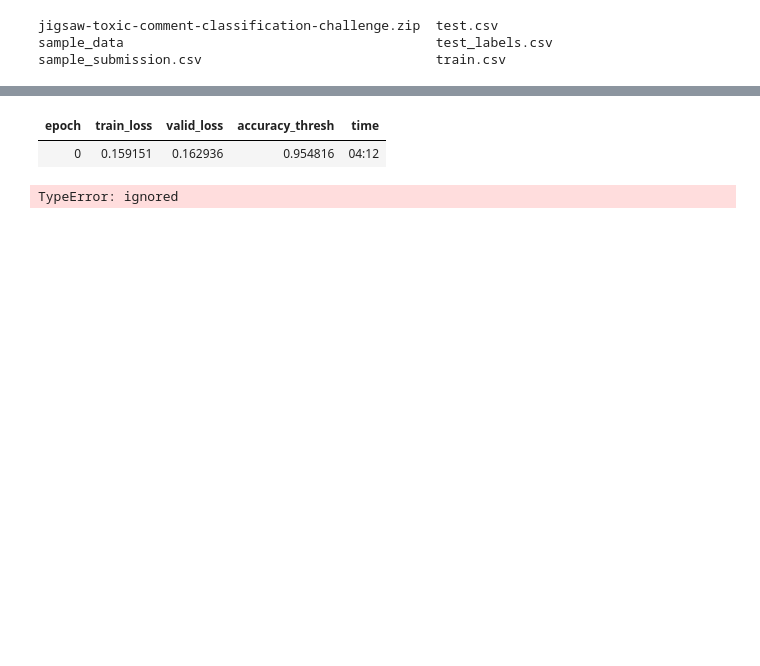
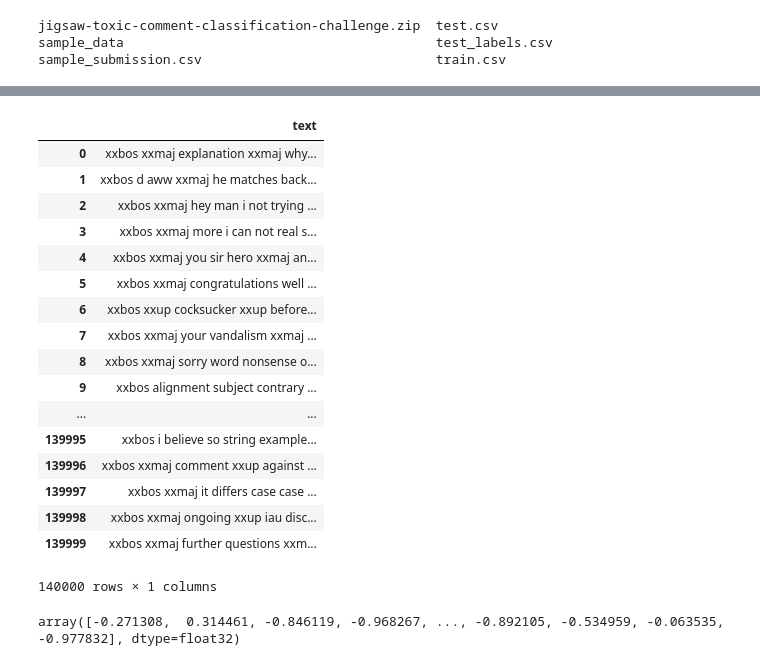
Before and after one commit to shikhar00778/toxic-comment-classification, a Jupyter notebook: Sentiment_LSTM_CNN.ipynb, the cells around one changed output, grey strips where cells are left out. Saved outputs shown, nothing was run; the diff lists cells and outputs as text; code cells hidden in the pictures; blank space fills up the shorter version.

```diff
--- a/Sentiment_LSTM_CNN.ipynb
+++ b/Sentiment_LSTM_CNN.ipynb
@@ -468,7 +462,8 @@ path = '.'
 data_lm = TextDataBunch.from_df(path, train_df = df[:140000], valid_df = df[140000:], text_cols=1,max_vocab=60000,min_freq=2, label_cols=0,label_delim=" ")
 # %%
 text_data = []
+
 for i in data_lm.x:
-  text_data.append(i.plit())
-  print(i)
-  break
+  text_data.append(str(i).split())
+  #print(i)
+  #break
@@ -506,11 +470,32 @@ LR Finder is complete, type {learner_name}.recorder.plot() to see the graph.
-# %%
-learn.fit_one_cycle(1, 2e-2, moms=(0.8,0.7))
-# %% [output]
-| epoch | train_loss | valid_loss | accuracy_thresh | time |
-| 0 | 0.159151 | 0.162936 | 0.954816 | 04:12 |
+# %%
+data_lm_x = []
+
+for i in data_lm.x:
+  data_lm_x.append(str(i))
+# %%
+data_lm_x = pd.DataFrame({'text':data_lm_x})
+# %%
+data_lm_x
+# %% [output]
+|  | text |
+| 0 | xxbos xxmaj explanation xxmaj why... |
+| 1 | xxbos d aww xxmaj he matches back... |
+| 2 | xxbos xxmaj hey man i not trying ... |
+| 3 | xxbos xxmaj more i can not real s... |
+| 4 | xxbos xxmaj you sir hero xxmaj an... |
+| 5 | xxbos xxmaj congratulations well ... |
+| 6 | xxbos xxup cocksucker xxup before... |
+| 7 | xxbos xxmaj your vandalism xxmaj ... |
+| 8 | xxbos xxmaj sorry word nonsense o... |
+| 9 | xxbos alignment subject contrary ... |
+| ... | ... |
+| 139995 | xxbos i believe so string example... |
+| 139996 | xxbos xxmaj comment xxup against ... |
+| 139997 | xxbos xxmaj it differs case case ... |
+| 139998 | xxbos xxmaj ongoing xxup iau disc... |
+| 139999 | xxbos xxmaj further questions xxm... |
+140000 rows × 1 columns
 # %%
 from gensim.models import Word2Vec
 # %%
 model = Word2Vec(text_data,size=100, window=4, min_count=0, workers=4)
-# %% [output]
-TypeError: ignored
@@ -516,0 +505,4 @@ TypeError: ignored
+# %%
+word_vectors.wv['xxmaj']
+# %% [output]
+array([-0.271308,  0.314461, -0.846119, -0.968267, ..., -0.892105, -0.534959, -0.063535, -0.977832], dtype=float32)
```
Also changed, not shown: parts of 34 cells of this notebook.
